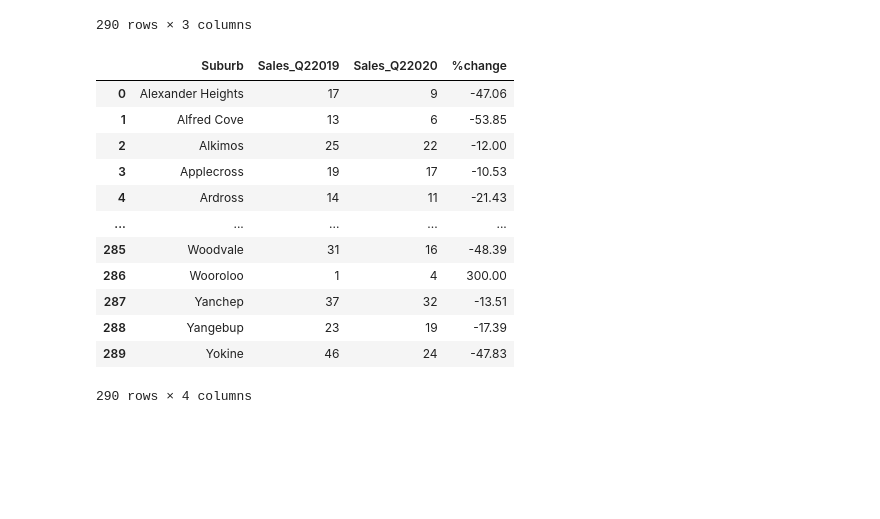
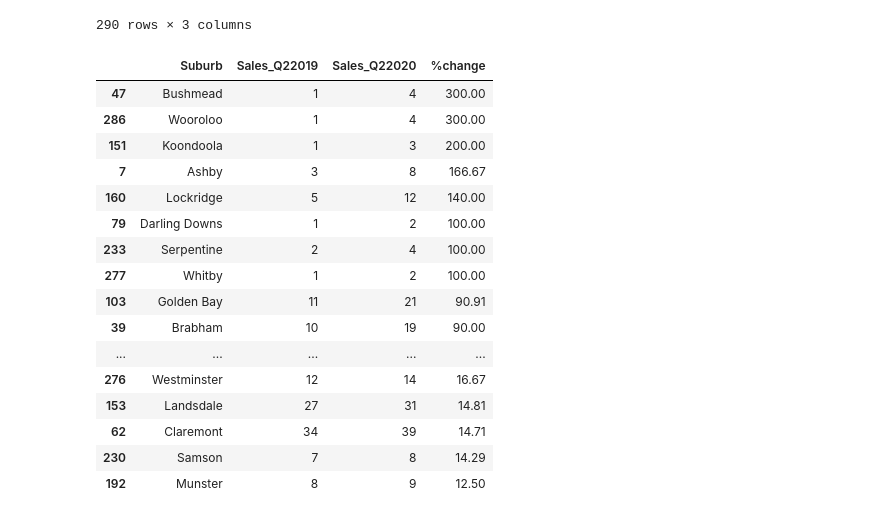
Before and after one commit to Supasyl/Data-Analytics-Project-1, a Jupyter notebook: Project 1.3 Notebooks/Data Analysis - Real Estate Sales Sept 2018 to June 2020.ipynb, the cells around one changed output. Cells and saved outputs as stored; diff of their text form; code cells hidden in the pictures; blank space fills up the shorter version.

```diff
--- a/Project 1.3 Notebooks/Data Analysis - Real Estate Sales Sept 2018 to June 2020.ipynb
+++ b/Project 1.3 Notebooks/Data Analysis - Real Estate Sales Sept 2018 to June 2020.ipynb
@@ -633,20 +655,27 @@ def percCalc(x,y):
     else:
         return (y - x)*100/x
 # %%
+#Calculate Percentage Changes Between Q2 2019 and Q2 2020
+
 wa_re_qt_sb_to_20_2_mg['%change'] = wa_re_qt_sb_to_20_2_mg[['Sales_Q22019','Sales_Q22020']].apply(lambda x: percCalc(x['Sales_Q22019'], x['Sales_Q22020']), axis=1)
 wa_re_qt_sb_to_20_2_mg = wa_re_qt_sb_to_20_2_mg.round(2)
+wa_re_qt_sb_to_20_2_mg = wa_re_qt_sb_to_20_2_mg.nlargest(50, ['%change'])
 wa_re_qt_sb_to_20_2_mg
 # %% [output]
 |  | Suburb | Sales_Q22019 | Sales_Q22020 | %change |
-| 0 | Alexander Heights | 17 | 9 | -47.06 |
-| 1 | Alfred Cove | 13 | 6 | -53.85 |
-| 2 | Alkimos | 25 | 22 | -12.00 |
-| 3 | Applecross | 19 | 17 | -10.53 |
-| 4 | Ardross | 14 | 11 | -21.43 |
+| 47 | Bushmead | 1 | 4 | 300.00 |
+| 286 | Wooroloo | 1 | 4 | 300.00 |
+| 151 | Koondoola | 1 | 3 | 200.00 |
+| 7 | Ashby | 3 | 8 | 166.67 |
+| 160 | Lockridge | 5 | 12 | 140.00 |
+| 79 | Darling Downs | 1 | 2 | 100.00 |
+| 233 | Serpentine | 2 | 4 | 100.00 |
+| 277 | Whitby | 1 | 2 | 100.00 |
+| 103 | Golden Bay | 11 | 21 | 90.91 |
+| 39 | Brabham | 10 | 19 | 90.00 |
 | ... | ... | ... | ... | ... |
-| 285 | Woodvale | 31 | 16 | -48.39 |
-| 286 | Wooroloo | 1 | 4 | 300.00 |
-| 287 | Yanchep | 37 | 32 | -13.51 |
-| 288 | Yangebup | 23 | 19 | -17.39 |
-| 289 | Yokine | 46 | 24 | -47.83 |
+| 276 | Westminster | 12 | 14 | 16.67 |
+| 153 | Landsdale | 27 | 31 | 14.81 |
+| 62 | Claremont | 34 | 39 | 14.71 |
+| 230 | Samson | 7 | 8 | 14.29 |
+| 192 | Munster | 8 | 9 | 12.50 |
-290 rows × 4 columns
```
Also changed, not shown: parts of 11 cells of this notebook, 1 other file.
